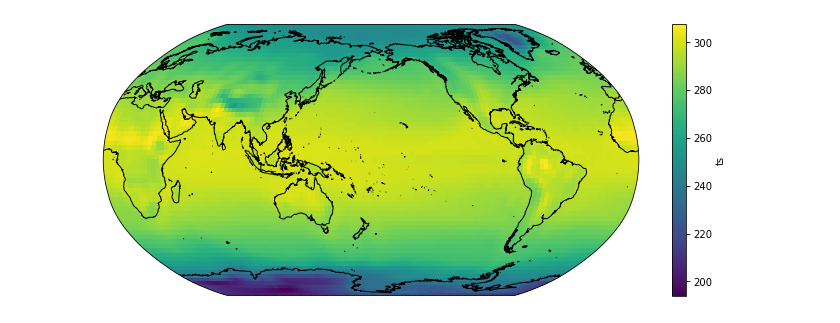
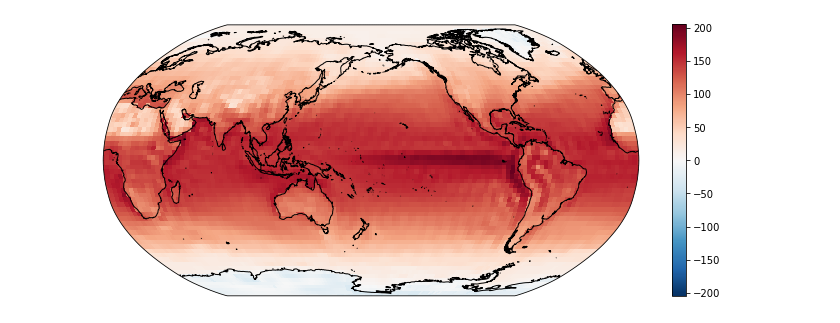
Before and after one commit to abhikhanal0/PLASIM_Project, a Jupyter notebook: question4 v1.0.ipynb, the cells around one changed output. Saved outputs shown, nothing was run; the diff lists cells and outputs as text; code cells hidden in the pictures.

```diff
--- a/question4 v1.0.ipynb
+++ b/question4 v1.0.ipynb
@@ -7,6 +7,11 @@ import cartopy.feature as cfeature
 import matplotlib
 # %%
 datadir = 'C:/Users/khana/Documents/Masters/Semester 2/Earth and System Modelling/PLASIM/PLASIM Data/'
-p100 = xr.open_dataset(datadir + 'p100_c1_monmean.nc').mean('time')
-p500 = xr.open_dataset(datadir + 'p500_c1_monmean.nc').mean('time')
-m100 = xr.open_dataset(datadir + 'm100_c1_monmean.nc').mean('time')
+p100 = xr.open_dataset(datadir + 'p100_monthly.nc').mean('time')
+m100 = xr.open_dataset(datadir + 'm100_monthly.nc').mean('time')
+p500 = xr.open_dataset(datadir + 'p500_monthly.nc').mean('time')
+preind_atm = xr.open_dataset(datadir + 'preind_atm_monthly.nc').mean('time')
+preind_ocean = xr.open_dataset(datadir + 'preind_ocean_monthly.nc').mean('time')
+# %%
+surf_rad_p100 = p100.rss + p100.rls
+atm_rad_p100 = p100.rst + p100.rlut
@@ -13,9 +20,9 @@ m100 = xr.open_dataset(datadir + 'm100_c1_monmean.nc').mean('time')
 # %%
 fig = plt.figure(figsize=(12, 5))
 ax = fig.add_subplot(1, 1, 1, projection=ccrs.Robinson(central_longitude=180))
 
 ax.coastlines(resolution='50m')
 ax.add_feature(cfeature.LAND)
-p100.ts.plot(ax=ax, transform=ccrs.PlateCarree());
+surf_rad_p100.plot(ax=ax, transform=ccrs.PlateCarree());
 # %% [output]
-[figure, old version]
+[figure, new version]
```
Also changed, not shown: parts of 4 cells of this notebook, 1 other file.
